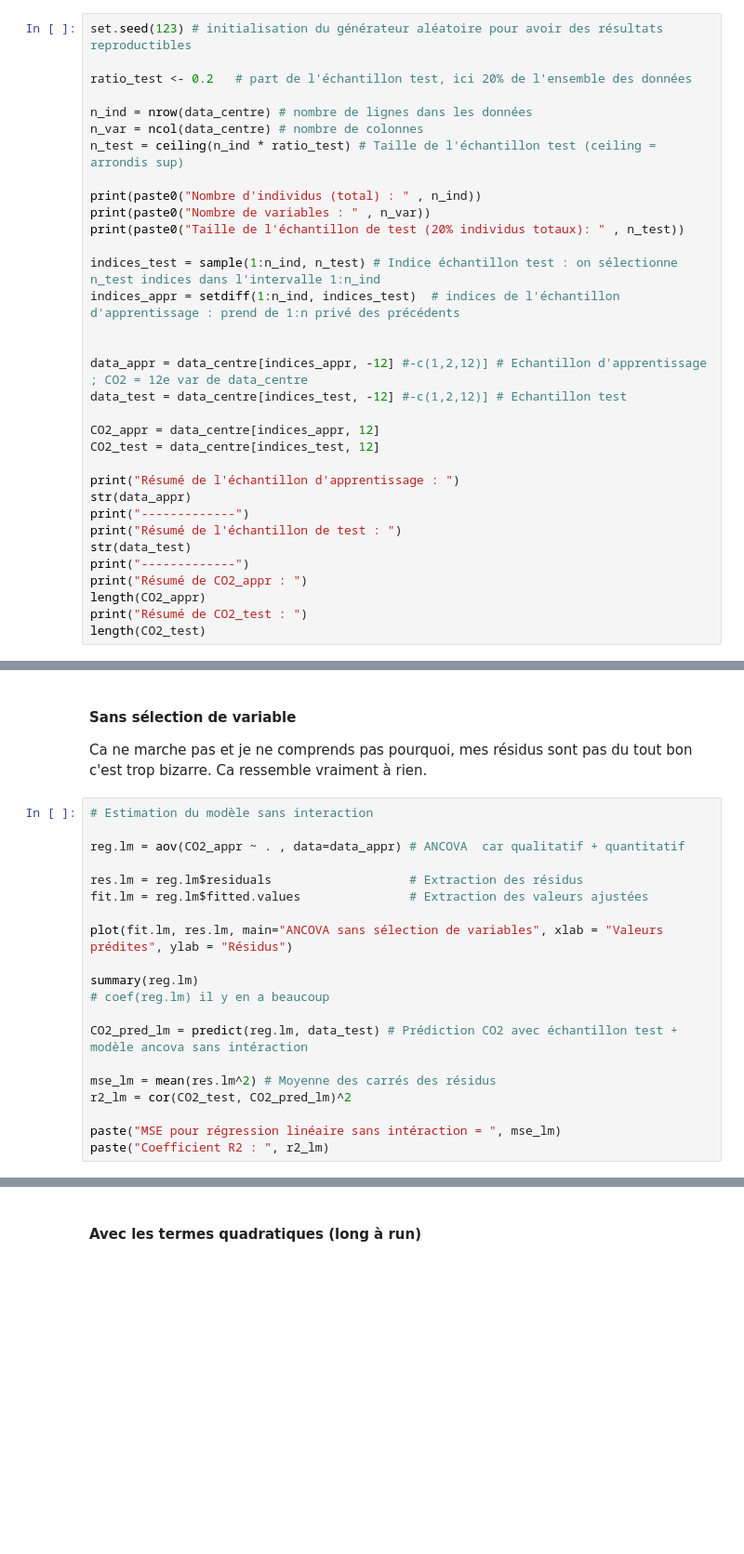
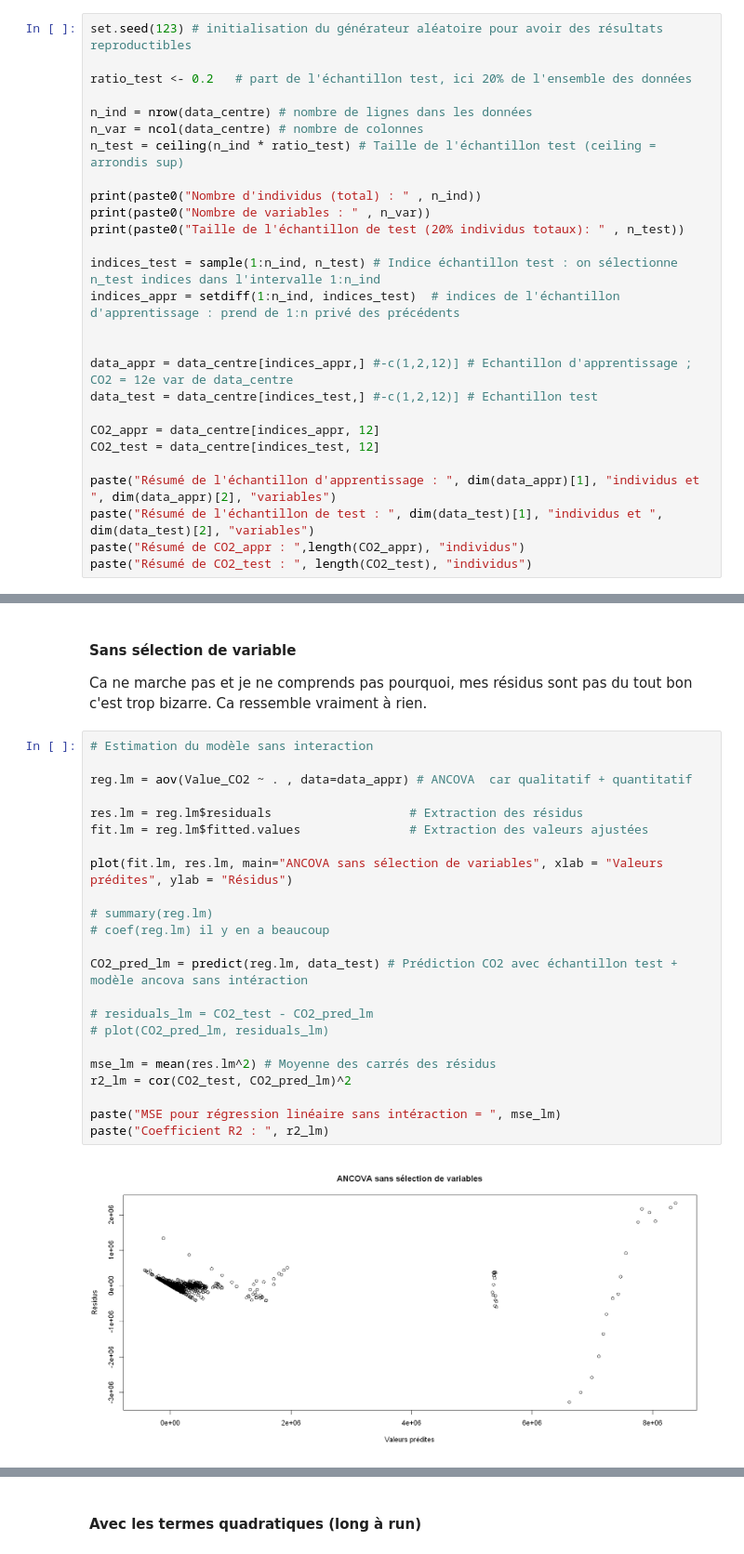
Before and after one commit to PaolaDeTruchis/MachineLearning, a Jupyter notebook: Projet_ML_R.ipynb, the cells around one changed output, grey strips where cells are left out. Shown at 93% size. Cells and saved outputs as stored; diff of their text form; blank space fills up the shorter version.

```diff
--- a/Projet_ML_R.ipynb
+++ b/Projet_ML_R.ipynb
@@ -589,22 +631,16 @@ indices_test = sample(1:n_ind, n_test) # Indice échantillon test : on sélectio
 indices_appr = setdiff(1:n_ind, indices_test)  # indices de l'échantillon d'apprentissage : prend de 1:n privé des précédents
 
 
-data_appr = data_centre[indices_appr, -12] #-c(1,2,12)] # Echantillon d'apprentissage ; CO2 = 12e var de data_centre
-data_test = data_centre[indices_test, -12] #-c(1,2,12)] # Echantillon test
+data_appr = data_centre[indices_appr,] #-c(1,2,12)] # Echantillon d'apprentissage ; CO2 = 12e var de data_centre
+data_test = data_centre[indices_test,] #-c(1,2,12)] # Echantillon test
 
 CO2_appr = data_centre[indices_appr, 12]
 CO2_test = data_centre[indices_test, 12]
 
-print("Résumé de l'échantillon d'apprentissage : ")
-str(data_appr)
-print("-------------")
-print("Résumé de l'échantillon de test : ")
-str(data_test)
-print("-------------")
-print("Résumé de CO2_appr : ")
-length(CO2_appr)
-print("Résumé de CO2_test : ")
-length(CO2_test)
+paste("Résumé de l'échantillon d'apprentissage : ", dim(data_appr)[1], "individus et ", dim(data_appr)[2], "variables")
+paste("Résumé de l'échantillon de test : ", dim(data_test)[1], "individus et ", dim(data_test)[2], "variables")
+paste("Résumé de CO2_appr : ",length(CO2_appr), "individus")
+paste("Résumé de CO2_test : ", length(CO2_test), "individus")
 # %% [output]
 [1] "Nombre d'individus (total) : 2868"
 [1] "Nombre de variables : 18"
@@ -637,21 +660,25 @@ Ca ne marche pas et je ne comprends pas pourquoi, mes résidus sont pas du tout
 # %%
 # Estimation du modèle sans interaction
 
-reg.lm = aov(CO2_appr ~ . , data=data_appr) # ANCOVA  car qualitatif + quantitatif
+reg.lm = aov(Value_CO2 ~ . , data=data_appr) # ANCOVA  car qualitatif + quantitatif
 
 res.lm = reg.lm$residuals                   # Extraction des résidus
 fit.lm = reg.lm$fitted.values               # Extraction des valeurs ajustées
 
 plot(fit.lm, res.lm, main="ANCOVA sans sélection de variables", xlab = "Valeurs prédites", ylab = "Résidus")
 
-summary(reg.lm)
+# summary(reg.lm)
 # coef(reg.lm) il y en a beaucoup
 
 CO2_pred_lm = predict(reg.lm, data_test) # Prédiction CO2 avec échantillon test + modèle ancova sans intéraction
+
+# residuals_lm = CO2_test - CO2_pred_lm
+# plot(CO2_pred_lm, residuals_lm)
 
 mse_lm = mean(res.lm^2) # Moyenne des carrés des résidus
 r2_lm = cor(CO2_test, CO2_pred_lm)^2
 
 paste("MSE pour régression linéaire sans intéraction = ", mse_lm)
 paste("Coefficient R2 : ", r2_lm)
 # %% [output]
+[figure, new version]
```
Also changed, not shown: parts of 7 cells of this notebook.
